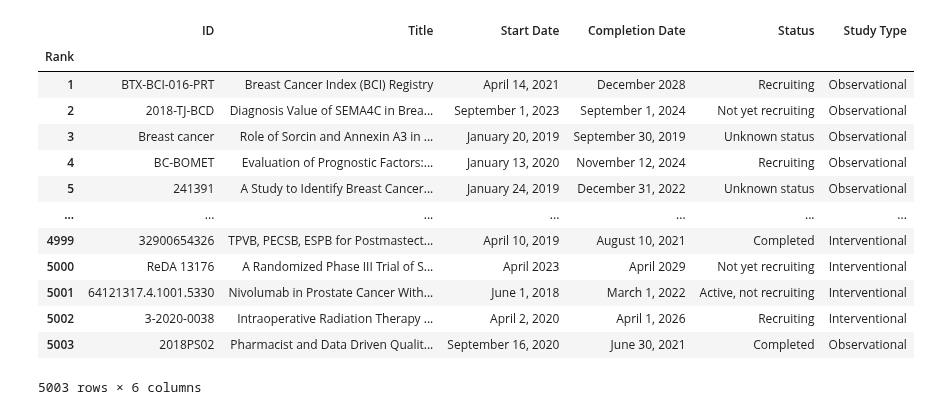
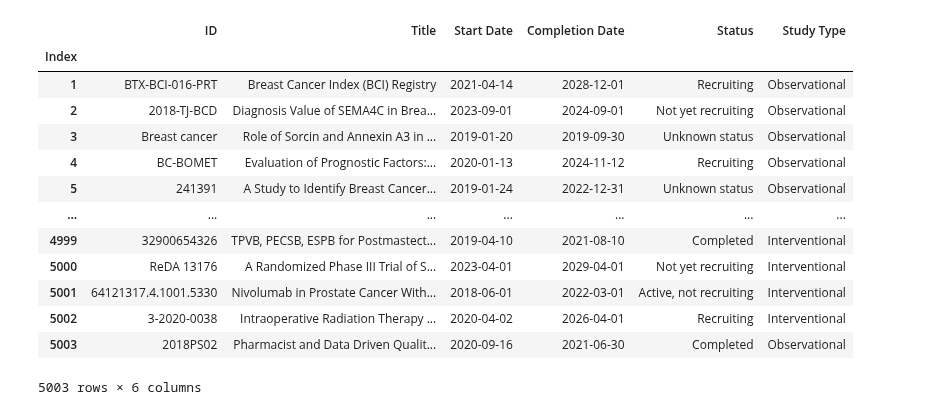
Before and after one commit to AnneLonero/Clinical_Trials_Research_Project, a Jupyter notebook: ETL Official.ipynb, the cells around one changed output. Cells and saved outputs as stored; diff of their text form; code cells hidden in the pictures.

Commit message:
cleaned all data

```diff
--- a/ETL Official.ipynb
+++ b/ETL Official.ipynb
@@ -74,23 +85,27 @@ registration_df.set_index('Rank', inplace=True)
 # Clean DataFrame for table A
 clean_data(registration_df, table_a_cols)
 # %%
-# Renaming the columns for table A
+# Renaming the columns for table A and convertion to datetime and removing duplicates
 registration_df.columns = ['ID', 'Title', 'Start Date', 'Completion Date', 'Status', 'Study Type']
+registration_df.index.names = ['Index']
+registration_df['Start Date'] = pd.to_datetime(registration_df['Start Date'])
+registration_df['Completion Date'] = pd.to_datetime(registration_df['Completion Date'])
+registration_df.drop_duplicates(subset=['ID'], keep='first')
 registration_df
 # %% [output]
 |  | ID | Title | Start Date | Completion Date | Status | Study Type |
-| Rank |  |  |  |  |  |  |
-| 1 | BTX-BCI-016-PRT | Breast Cancer Index (BCI) Registry | April 14, 2021 | December 2028 | Recruiting | Observational |
-| 2 | 2018-TJ-BCD | Diagnosis Value of SEMA4C in Brea... | September 1, 2023 | September 1, 2024 | Not yet recruiting | Observational |
-| 3 | Breast cancer | Role of Sorcin and Annexin A3 in ... | January 20, 2019 | September 30, 2019 | Unknown status | Observational |
-| 4 | BC-BOMET | Evaluation of Prognostic Factors:... | January 13, 2020 | November 12, 2024 | Recruiting | Observational |
-| 5 | 241391 | A Study to Identify Breast Cancer... | January 24, 2019 | December 31, 2022 | Unknown status | Observational |
+| Index |  |  |  |  |  |  |
+| 1 | BTX-BCI-016-PRT | Breast Cancer Index (BCI) Registry | 2021-04-14 | 2028-12-01 | Recruiting | Observational |
+| 2 | 2018-TJ-BCD | Diagnosis Value of SEMA4C in Brea... | 2023-09-01 | 2024-09-01 | Not yet recruiting | Observational |
+| 3 | Breast cancer | Role of Sorcin and Annexin A3 in ... | 2019-01-20 | 2019-09-30 | Unknown status | Observational |
+| 4 | BC-BOMET | Evaluation of Prognostic Factors:... | 2020-01-13 | 2024-11-12 | Recruiting | Observational |
+| 5 | 241391 | A Study to Identify Breast Cancer... | 2019-01-24 | 2022-12-31 | Unknown status | Observational |
 | ... | ... | ... | ... | ... | ... | ... |
-| 4999 | 32900654326 | TPVB, PECSB, ESPB for Postmastect... | April 10, 2019 | August 10, 2021 | Completed | Interventional |
-| 5000 | ReDA 13176 | A Randomized Phase III Trial of S... | April 2023 | April 2029 | Not yet recruiting | Interventional |
-| 5001 | 64121317.4.1001.5330 | Nivolumab in Prostate Cancer With... | June 1, 2018 | March 1, 2022 | Active, not recruiting | Interventional |
-| 5002 | 3-2020-0038 | Intraoperative Radiation Therapy ... | April 2, 2020 | April 1, 2026 | Recruiting | Interventional |
-| 5003 | 2018PS02 | Pharmacist and Data Driven Qualit... | September 16, 2020 | June 30, 2021 | Completed | Observational |
+| 4999 | 32900654326 | TPVB, PECSB, ESPB for Postmastect... | 2019-04-10 | 2021-08-10 | Completed | Interventional |
+| 5000 | ReDA 13176 | A Randomized Phase III Trial of S... | 2023-04-01 | 2029-04-01 | Not yet recruiting | Interventional |
+| 5001 | 64121317.4.1001.5330 | Nivolumab in Prostate Cancer With... | 2018-06-01 | 2022-03-01 | Active, not recruiting | Interventional |
+| 5002 | 3-2020-0038 | Intraoperative Radiation Therapy ... | 2020-04-02 | 2026-04-01 | Recruiting | Interventional |
+| 5003 | 2018PS02 | Pharmacist and Data Driven Qualit... | 2020-09-16 | 2021-06-30 | Completed | Observational |
 5003 rows × 6 columns
 # %%
 # List of fields for table B
```
Also changed, not shown: parts of 9 cells of this notebook, 5 other files.
